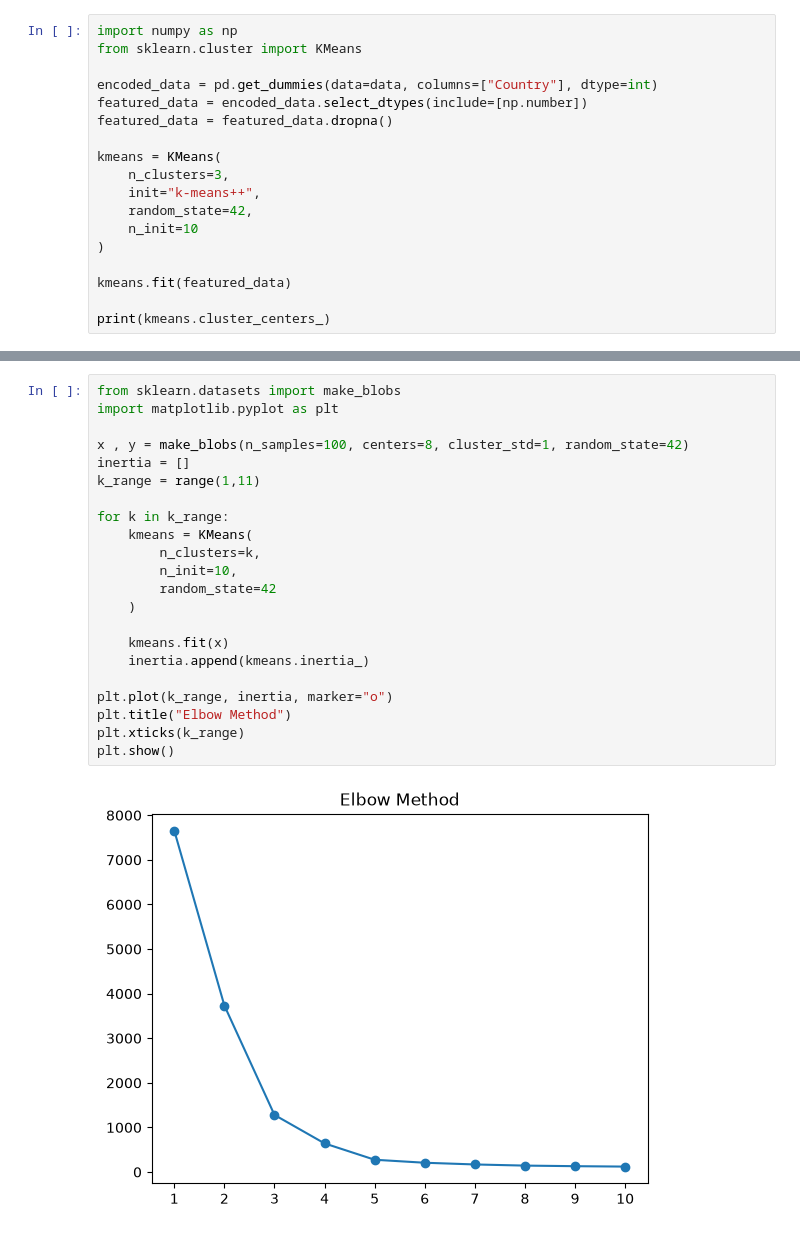
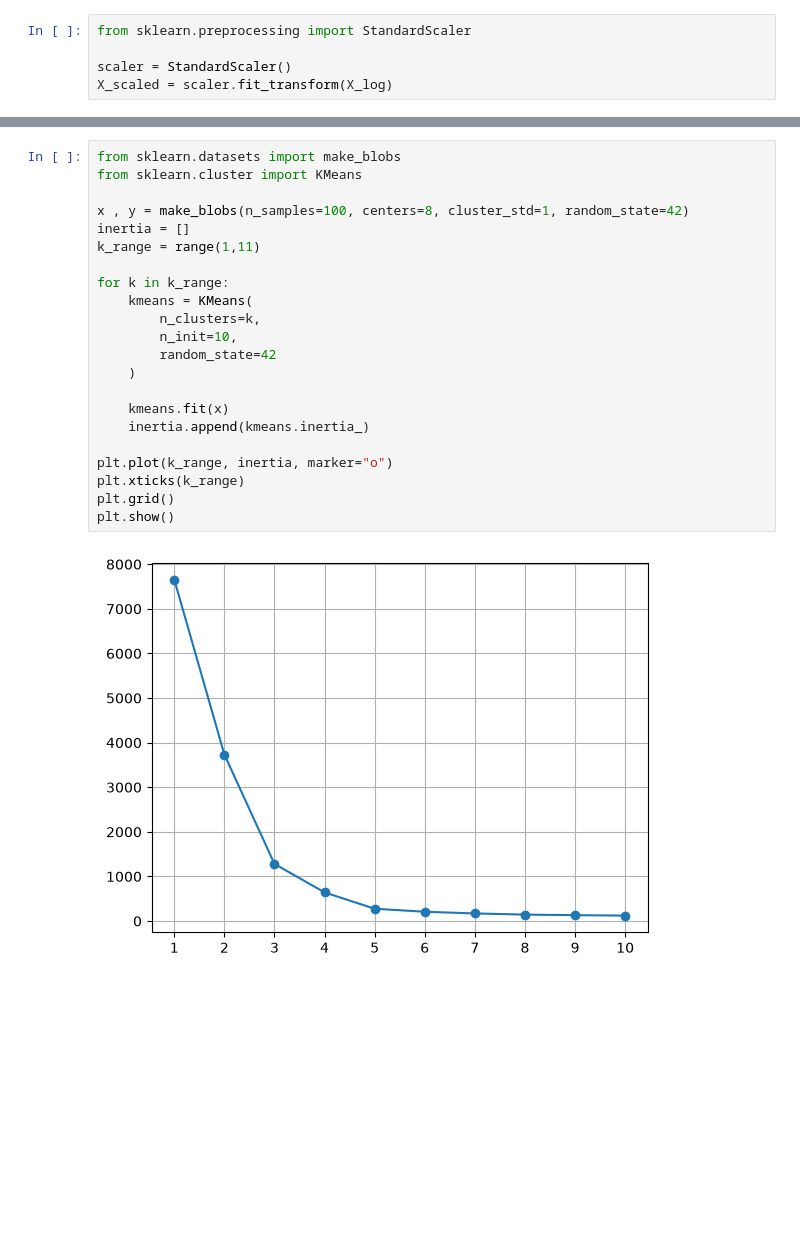
Before and after one commit to aymen-alarcon/Segmentation, a Jupyter notebook: main.ipynb, the cells around one changed output, grey strips where cells are left out. Cells and saved outputs as stored; diff of their text form; blank space fills up the shorter version.

```diff
--- a/main.ipynb
+++ b/main.ipynb
@@ -77,19 +85,6 @@ print(rfm)
 # %%
-import numpy as np
-from sklearn.cluster import KMeans
+from sklearn.preprocessing import StandardScaler
 
-encoded_data = pd.get_dummies(data=data, columns=["Country"], dtype=int)
-featured_data = encoded_data.select_dtypes(include=[np.number])
-featured_data = featured_data.dropna()
-
-kmeans = KMeans(
-    n_clusters=3,
-    init="k-means++",
-    random_state=42,
-    n_init=10
-)
-
-kmeans.fit(featured_data)
-
-print(kmeans.cluster_centers_)
+scaler = StandardScaler()
+X_scaled = scaler.fit_transform(X_log)
 # %% [output]
@@ -113,27 +92,27 @@ print(kmeans.cluster_centers_)
 # %%
 from sklearn.datasets import make_blobs
-import matplotlib.pyplot as plt
+from sklearn.cluster import KMeans
 
 x , y = make_blobs(n_samples=100, centers=8, cluster_std=1, random_state=42)
 inertia = []
 k_range = range(1,11)
 
 for k in k_range:
     kmeans = KMeans(
         n_clusters=k,
         n_init=10,
         random_state=42
     )
 
     kmeans.fit(x)
     inertia.append(kmeans.inertia_)
 
 plt.plot(k_range, inertia, marker="o")
-plt.title("Elbow Method")
 plt.xticks(k_range)
+plt.grid()
 plt.show()
 # %% [output]
-[figure, old version]
+[figure, new version]
 # %%
 
 from sklearn.preprocessing import StandardScaler
```
Also changed, not shown: parts of 11 cells of this notebook.
